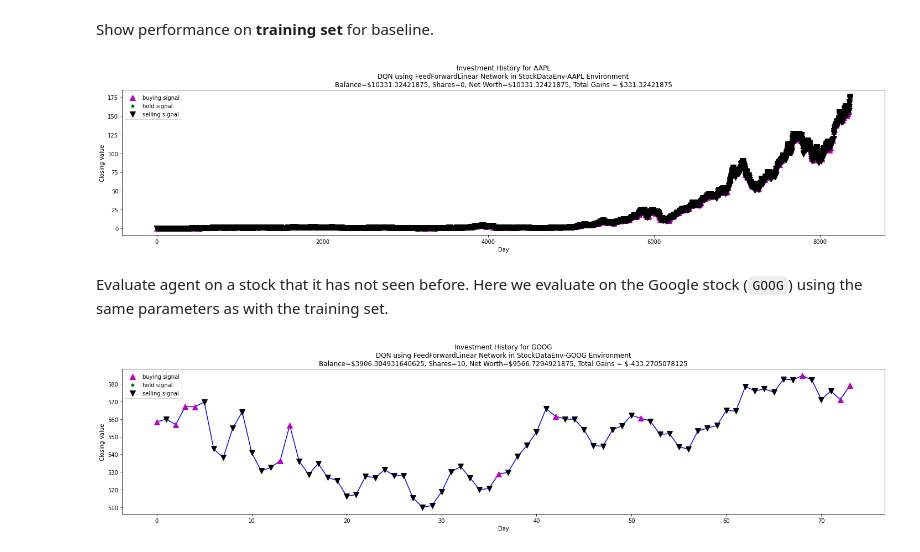
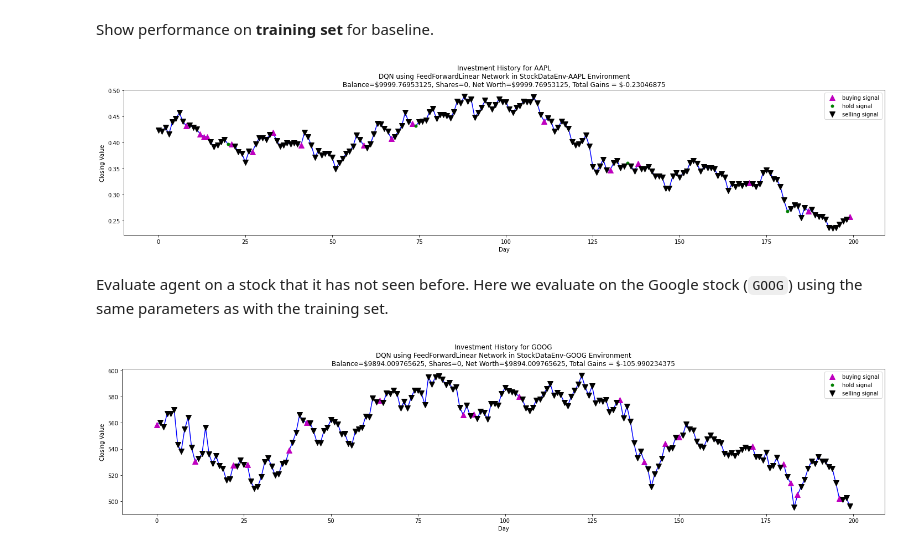
Before and after one commit to zanderman/smart-stock-rl, a Jupyter notebook: jupyter/experiments_dqn.ipynb, the cells around one changed output. Saved outputs shown, nothing was run; the diff lists cells and outputs as text; code cells hidden in the pictures.

```diff
--- a/jupyter/experiments_dqn.ipynb
+++ b/jupyter/experiments_dqn.ipynb
@@ -266,8 +270,8 @@ agent = ss.algorithms.deepq.dqn.DQN(
 # %% [output]
 device: cuda
 # %%
-max_episodes = 100 # 1000 # Upper-limit on number of possible episodes.
-max_steps = 500 # 50
+max_episodes = 10 #100 # 1000 # Upper-limit on number of possible episodes.
+max_steps = 200 # 500 # 50
 render = False
 render_mode = 'csv'
 
@@ -316,6 +314,7 @@ Elapsed time: 242.3100438117981 seconds
 def evaluate(
     agent,
     env: gym.Env,
+    max_steps: int = None,
     ) -> ss.algorithms.deepq.dqn.StateActionTransition:
     """Evaluate a DQN agent using the given environment."""
 
@@ -323,6 +322,7 @@ def evaluate(
     curr_state = env.reset()
 
     # Run a single episode.
+    step: int = 0
     transitions: list[ss.algorithms.deepq.dqn.StateActionTransition] = []
     while True:
         curr_state, action, next_state, reward, done = agent.step(
@@ -337,6 +337,10 @@ def evaluate(
         ))
 
         curr_state = next_state
+        step += 1
+
+        if max_steps is not None and step >= max_steps:
+            break
 
         if done:
             break
@@ -349,6 +353,7 @@ def run_evaluation(
     start_balance: float,
     max_shares: int,
     start_day: int,
+    max_steps: int = None,
     ) -> plt.Figure:
     """Runs evaluation for the given agent on a given stock."""
     # Define test environment.
@@ -358,7 +363,7 @@ def run_evaluation(
         max_shares=max_shares,
         start_day=start_day,
     )
-    transitions = evaluate(agent, env_test)
+    transitions = evaluate(agent, env_test, max_steps)
 
     # Unpack transition elements.
     transition_state = torch.cat(transitions.state).cpu()
@@ -374,9 +379,9 @@ def run_evaluation(
     fig = plt.figure(figsize=(20,5))
     ax = plt.gca()
     ax.plot(transition_state[:,6], color='b')
-    ax.plot(transition_state[:,6], '^', markersize=10, color='m', label = 'buying signal', markevery=(transition_action>0).nonzero().flatten().cpu())
-    ax.plot(transition_state[:,6], '.', markersize=10, color='g', label = 'hold signal', markevery=(transition_action==0).nonzero().flatten().cpu())
-    ax.plot(transition_state[:,6], 'v', markersize=10, color='k', label = 'selling signal', markevery=(transition_action<0).nonzero().flatten().cpu())
+    ax.plot(transition_state[:,6], '^', markersize=10, color='m', label = 'buying signal', markevery=list((transition_action>0).nonzero().flatten().cpu()))
+    ax.plot(transition_state[:,6], '.', markersize=10, color='g', label = 'hold signal', markevery=list((transition_action==0).nonzero().flatten().cpu()))
+    ax.plot(transition_state[:,6], 'v', markersize=10, color='k', label = 'selling signal', markevery=list((transition_action<0).nonzero().flatten().cpu()))
     ax.set_title(f"Investment History for {stock_name.upper()}\nDQN using FeedForwardLinear Network in {env_test.name} Environment\nBalance=\${final_balance}, Shares={final_shares}, Net Worth=\${final_net_worth}, Total Gains = \${total_gains}")
     ax.set_xlabel('Day')
     ax.set_ylabel('Closing Value')
@@ -388,13 +393,14 @@ Show performance on **training set** for baseline.
 # %%
 fig = run_evaluation(
     agent=agent,
     stock_name=stock_train,
     start_balance=start_balance,
     max_shares=max_shares,
     start_day=start_day,
+    max_steps=max_steps,
 )
 # %% [output]
-[figure, old version]
+[figure, new version]
 # %% [markdown]
 Evaluate agent on a stock that it has not seen before. Here we evaluate on the Google stock (`GOOG`) using the same parameters as with the training set.
 # %%
@@ -405,6 +411,7 @@ fig = run_evaluation(
     start_balance=start_balance,
     max_shares=max_shares,
     start_day=start_day,
+    max_steps=max_steps,
 )
 # %% [output]
-[figure, old version]
+[figure, new version]
```
Also changed, not shown: parts of 4 cells of this notebook, 1 other file.
